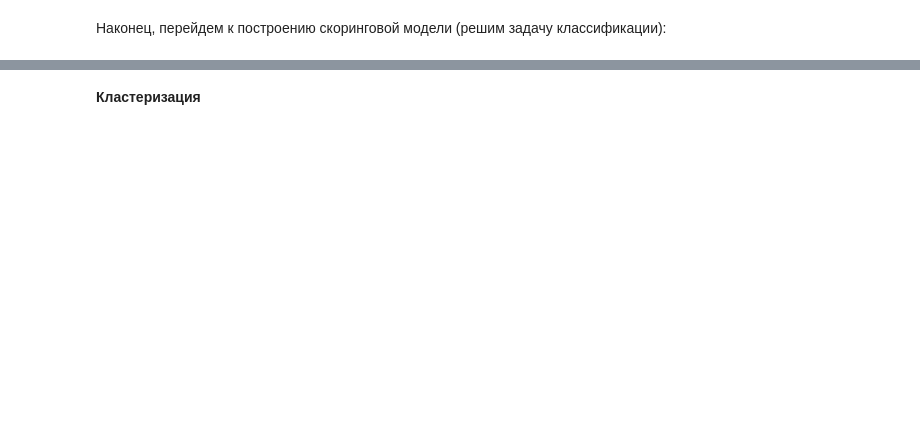
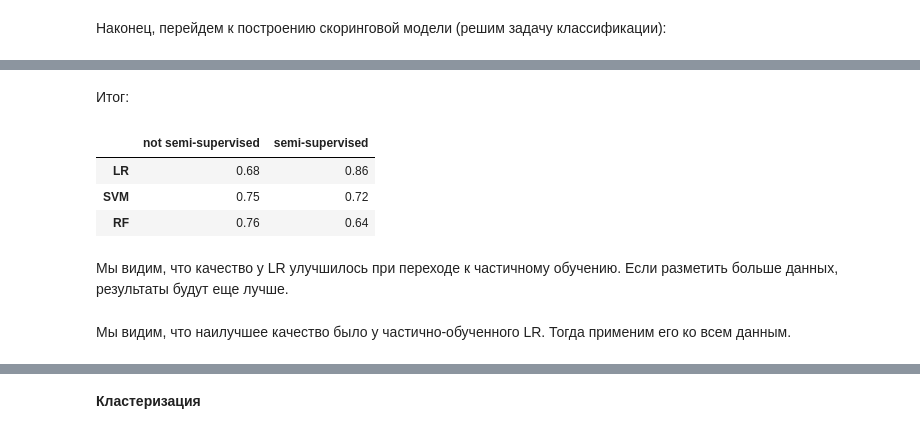
Before and after one commit to aefrt/automatization-recruiting, a Jupyter notebook: analysis.ipynb, the cells around one changed output, grey strips where cells are left out. Drawn from its saved outputs; the diff is of its cells as text; code cells hidden in the pictures; blank space fills up the shorter version.

```diff
--- a/analysis.ipynb
+++ b/analysis.ipynb
@@ -405,0 +551,20 @@ df.loc[:,['Кол-во образований',
+# %%
+acc = 0.
+k = 10
+clf = RandomForestClassifier()
+self_training_model = SelfTrainingClassifier(clf)
+
+for i in range(k):
+    X = df.loc[df['DA'].notna()].loc[:, list(df)[36:] + ['Кол-во образований', 'Опыт нормализованный','Топовость образования', 'Справочник по интересам', 'Релокация?', 'Коммандировка?', 'Город?', 'Уровень оборазования нормализованный', 'Карьерный рост', 'Аналитические комбинации слов в навыках']]
+    y = df.loc[df['DA'].notna(), 'DA']
+
+    X_train = X.sample(95)
+    y_train = y[X_train.index]
+
+    X_test = X.drop(X_train.index)
+    y_test = y.drop(y_train.index)
+
+    self_training_model.fit(X_train, y_train)
+    acc += accuracy_score(y_test, self_training_model.predict(X_test))
+# %%
+lr_svm_rf_dict['semi-supervised'][2] = acc / k
@@ -405,0 +573,18 @@ df.loc[:,['Кол-во образований',
+# %%
+acc = 0.
+k = 10
+clf = LogisticRegression()
+self_training_model = SelfTrainingClassifier(clf)
+
+for i in range(k):
+    X = df.loc[df['DA'].notna()].loc[:, list(df)[36:] + ['Кол-во образований', 'Опыт нормализованный','Топовость образования', 'Справочник по интересам', 'Релокация?', 'Коммандировка?', 'Город?', 'Уровень оборазования нормализованный', 'Карьерный рост', 'Аналитические комбинации слов в навыках']]
+    y = df.loc[df['DA'].notna(), 'DA']
+
+    X_train = X.sample(95)
+    y_train = y[X_train.index]
+
+    X_test = X.drop(X_train.index)
+    y_test = y.drop(y_train.index)
+
+    self_training_model.fit(X_train, y_train)
+    acc += accuracy_score(y_test, self_training_model.predict(X_test))
@@ -405,0 +609,15 @@ df.loc[:,['Кол-во образований',
+# %%
+lr_svm_rf_dict['semi-supervised'][0] = acc / k
+# %% [markdown]
+Итог:
+# %%
+pd.DataFrame(lr_svm_rf_dict, index=['LR', 'SVM', 'RF'])
+# %% [output]
+|  | not semi-supervised | semi-supervised |
+| LR | 0.68 | 0.86 |
+| SVM | 0.75 | 0.72 |
+| RF | 0.76 | 0.64 |
+# %% [markdown]
+Мы видим, что качество у LR улучшилось при переходе к частичному обучению. Если разметить больше данных, результаты будут еще лучше.
+# %% [markdown]
+Мы видим, что наилучшее качество было у частично-обученного LR. Тогда применим его ко всем данным.
```
Also changed, not shown: parts of 74 cells of this notebook, 2 other files.
